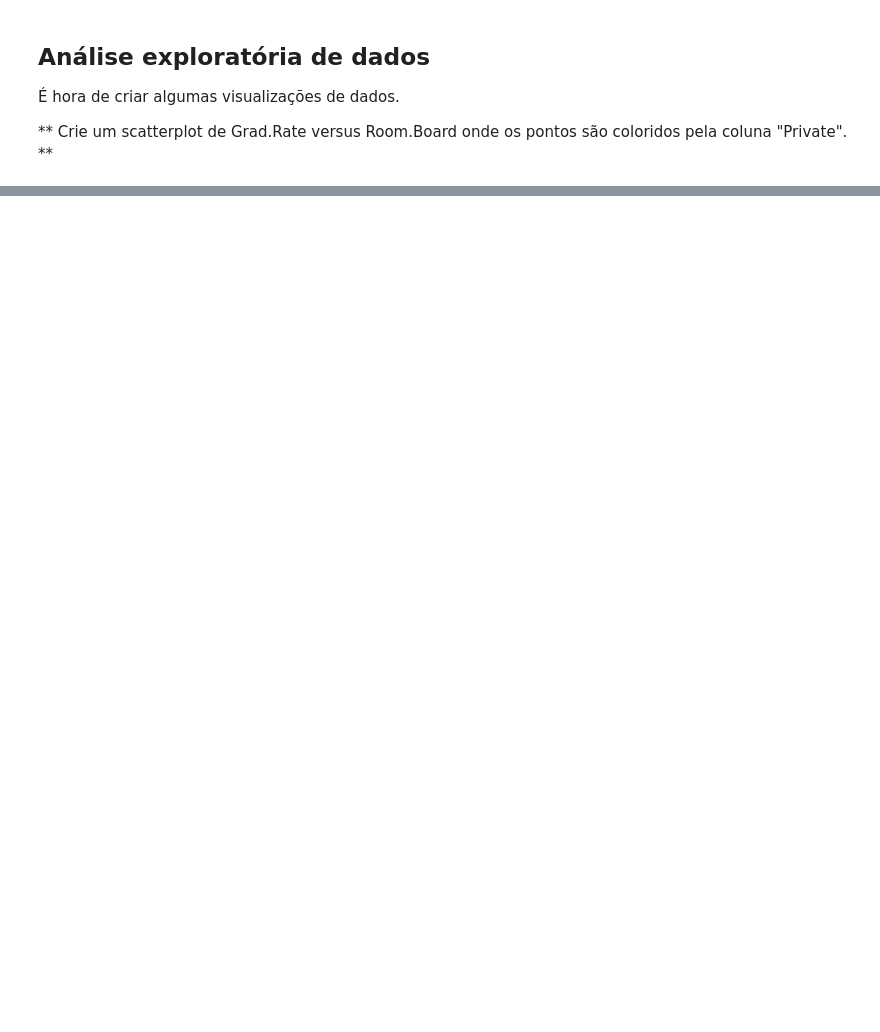
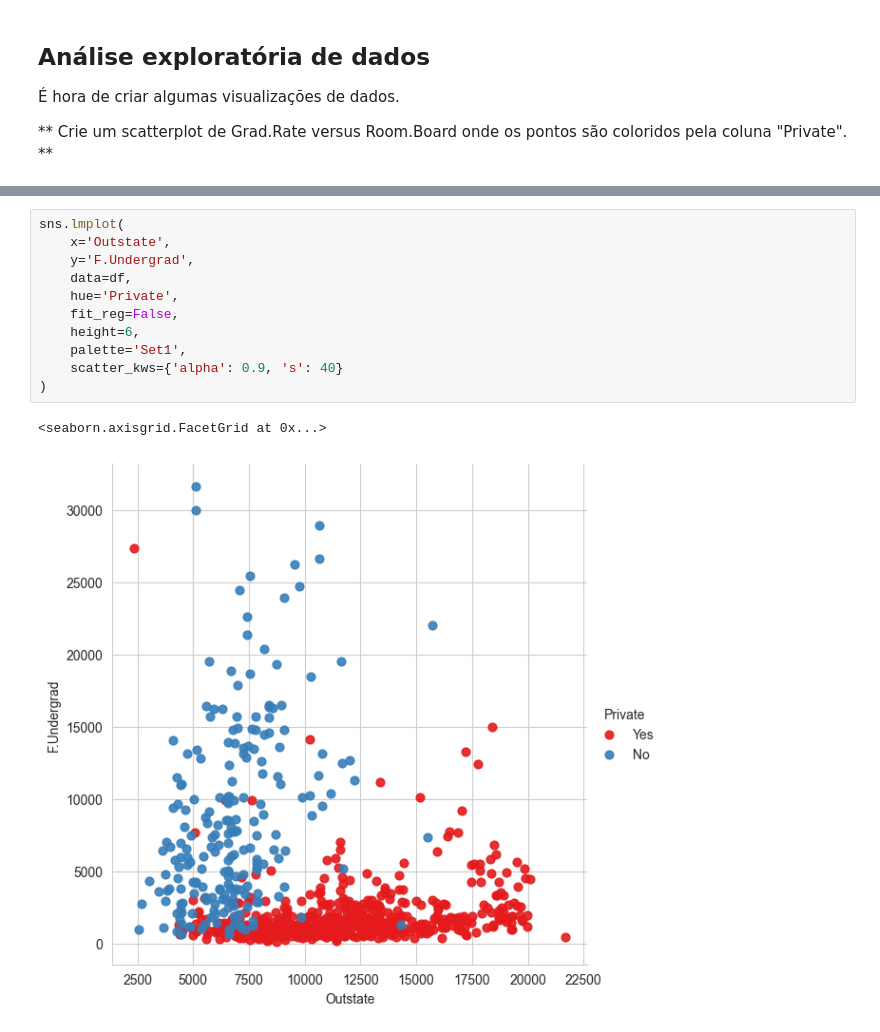
Before and after one commit to ludiemert/Unsupervised_Models, a Jupyter notebook: 2_K_Means_Clustering_Project/K_Means_Clustering_Project .ipynb, the cells around one changed output, grey strips where cells are left out. Cells and saved outputs as stored; diff of their text form; blank space fills up the shorter version.

```diff
--- a/2_K_Means_Clustering_Project/K_Means_Clustering_Project .ipynb
+++ b/2_K_Means_Clustering_Project/K_Means_Clustering_Project .ipynb
@@ -138,0 +159,14 @@ sns.lmplot(x='Room.Board', y='Grad.Rate', data=df, hue='Private')
+# %%
+sns.lmplot(
+    x='Outstate',
+    y='F.Undergrad',
+    data=df,
+    hue='Private',
+    fit_reg=False,
+    height=6,
+    palette='Set1',
+    scatter_kws={'alpha': 0.9, 's': 40}
+)
+# %% [output]
+<seaborn.axisgrid.FacetGrid at 0x...>
+[figure, added]
```
Also changed, not shown: parts of 3 cells of this notebook.
